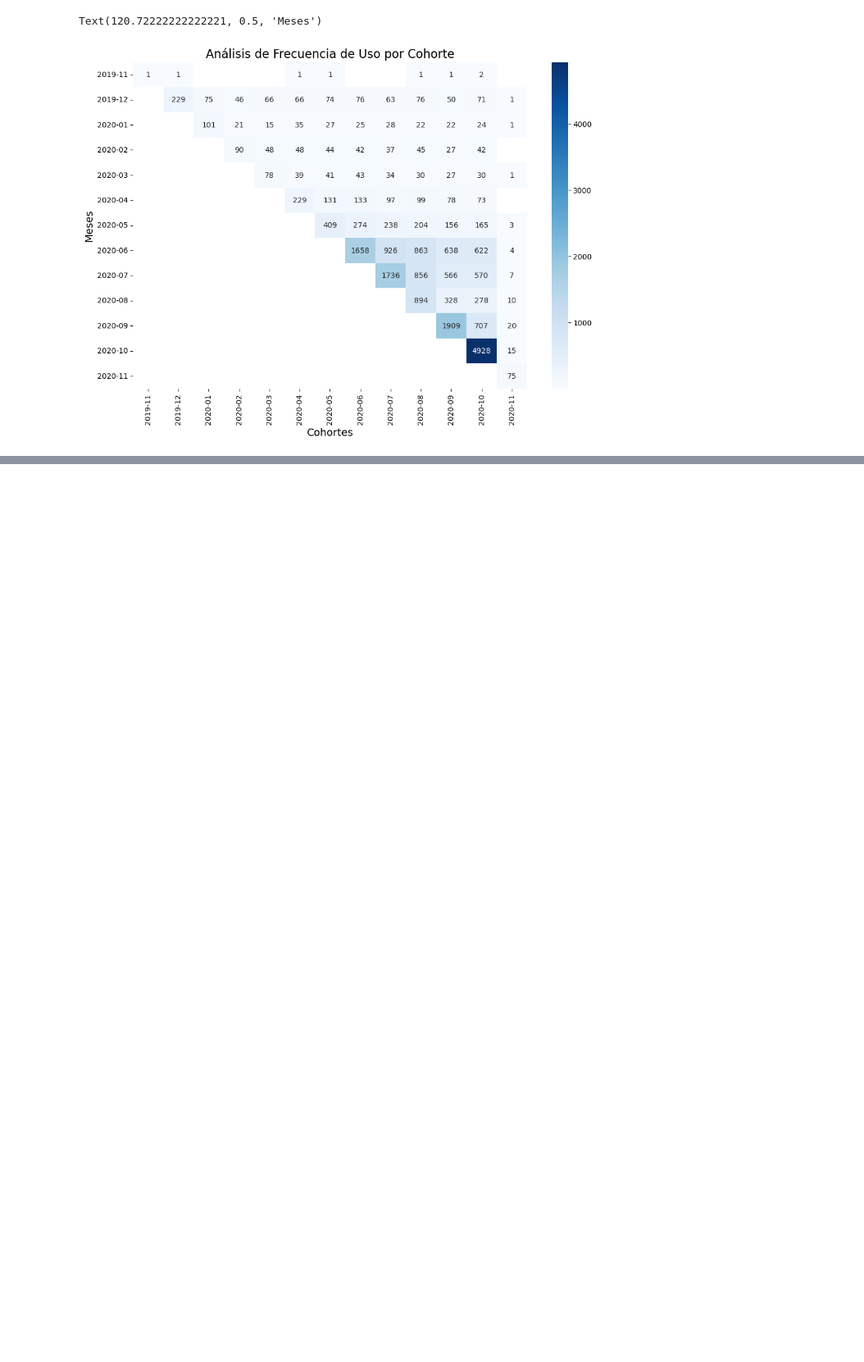
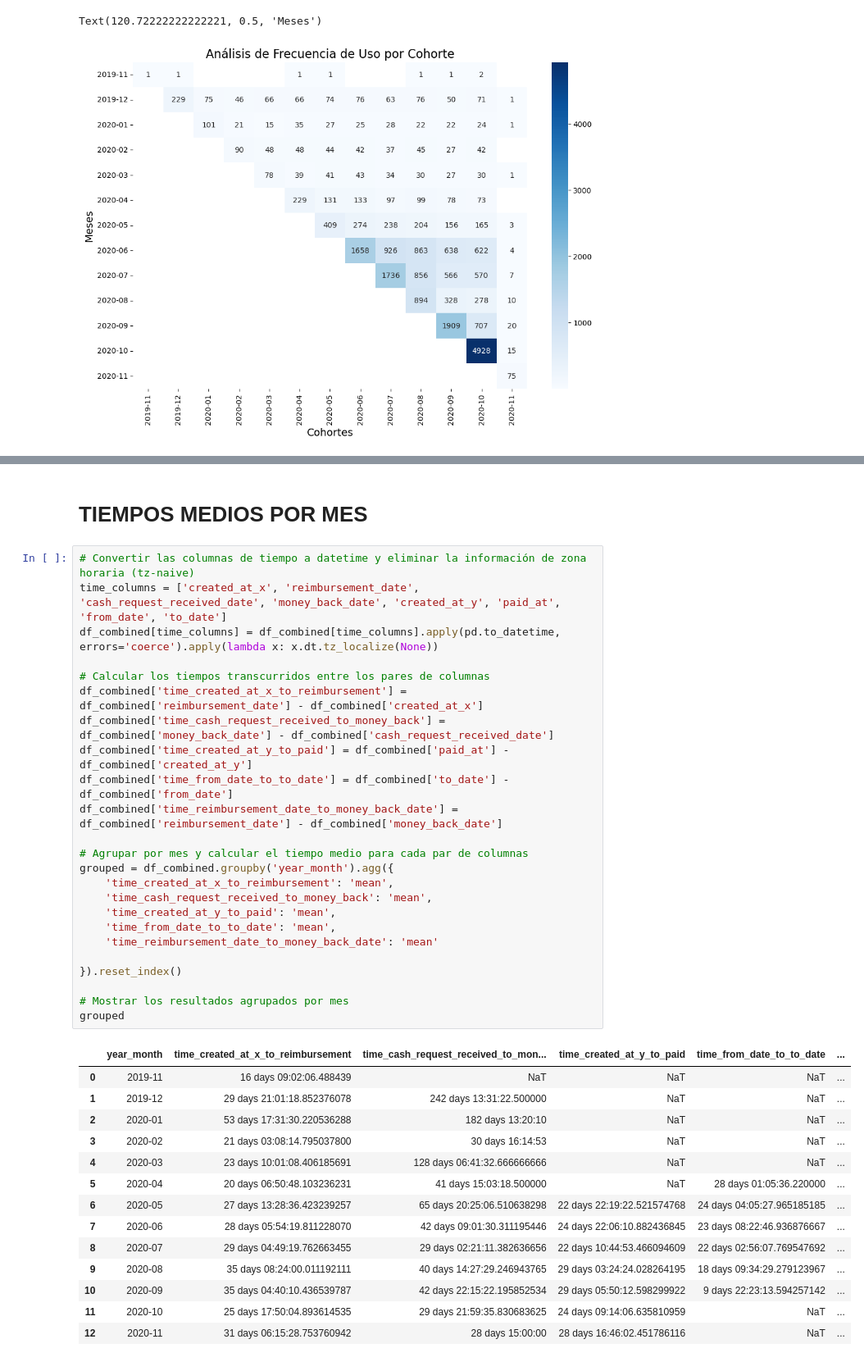
Before and after one commit to TonyVargas777/project_1_Ironhack, a Jupyter notebook: project.ipynb, the cells around one changed output, grey strips where cells are left out. Shown at 82% size. Drawn from its saved outputs; the diff is of its cells as text; blank space fills up the shorter version.

```diff
--- a/project.ipynb
+++ b/project.ipynb
@@ -251,0 +378,41 @@ Text(120.72222222222221, 0.5, 'Meses')
+# %% [markdown]
+# TIEMPOS MEDIOS POR MES
+# %%
+# Convertir las columnas de tiempo a datetime y eliminar la información de zona horaria (tz-naive)
+time_columns = ['created_at_x', 'reimbursement_date', 'cash_request_received_date', 'money_back_date', 'created_at_y', 'paid_at', 'from_date', 'to_date']
+df_combined[time_columns] = df_combined[time_columns].apply(pd.to_datetime, errors='coerce').apply(lambda x: x.dt.tz_localize(None))
+
+# Calcular los tiempos transcurridos entre los pares de columnas
+df_combined['time_created_at_x_to_reimbursement'] = df_combined['reimbursement_date'] - df_combined['created_at_x']
+df_combined['time_cash_request_received_to_money_back'] = df_combined['money_back_date'] - df_combined['cash_request_received_date']
+df_combined['time_created_at_y_to_paid'] = df_combined['paid_at'] - df_combined['created_at_y']
+df_combined['time_from_date_to_to_date'] = df_combined['to_date'] - df_combined['from_date']
+df_combined['time_reimbursement_date_to_money_back_date'] = df_combined['reimbursement_date'] - df_combined['money_back_date']
+
+# Agrupar por mes y calcular el tiempo medio para cada par de columnas
+grouped = df_combined.groupby('year_month').agg({
+    'time_created_at_x_to_reimbursement': 'mean',
+    'time_cash_request_received_to_money_back': 'mean',
+    'time_created_at_y_to_paid': 'mean',
+    'time_from_date_to_to_date': 'mean',
+    'time_reimbursement_date_to_money_back_date': 'mean'
+
+}).reset_index()
+
+# Mostrar los resultados agrupados por mes
+grouped
+# %% [output]
+|  | year_month | time_created_at_x_to_reimbursement | time_cash_request_received_to_mon... | time_created_at_y_to_paid | time_from_date_to_to_date | ... |
+| 0 | 2019-11 | 16 days 09:02:06.488439 | NaT | NaT | NaT | ... |
+| 1 | 2019-12 | 29 days 21:01:18.852376078 | 242 days 13:31:22.500000 | NaT | NaT | ... |
+| 2 | 2020-01 | 53 days 17:31:30.220536288 | 182 days 13:20:10 | NaT | NaT | ... |
+| 3 | 2020-02 | 21 days 03:08:14.795037800 | 30 days 16:14:53 | NaT | NaT | ... |
+| 4 | 2020-03 | 23 days 10:01:08.406185691 | 128 days 06:41:32.666666666 | NaT | NaT | ... |
+| 5 | 2020-04 | 20 days 06:50:48.103236231 | 41 days 15:03:18.500000 | NaT | 28 days 01:05:36.220000 | ... |
+| 6 | 2020-05 | 27 days 13:28:36.423239257 | 65 days 20:25:06.510638298 | 22 days 22:19:22.521574768 | 24 days 04:05:27.965185185 | ... |
+| 7 | 2020-06 | 28 days 05:54:19.811228070 | 42 days 09:01:30.311195446 | 24 days 22:06:10.882436845 | 23 days 08:22:46.936876667 | ... |
+| 8 | 2020-07 | 29 days 04:49:19.762663455 | 29 days 02:21:11.382636656 | 22 days 10:44:53.466094609 | 22 days 02:56:07.769547692 | ... |
+| 9 | 2020-08 | 35 days 08:24:00.011192111 | 40 days 14:27:29.246943765 | 29 days 03:24:24.028264195 | 18 days 09:34:29.279123967 | ... |
+| 10 | 2020-09 | 35 days 04:40:10.436539787 | 42 days 22:15:22.195852534 | 29 days 05:50:12.598299922 | 9 days 22:23:13.594257142 | ... |
+| 11 | 2020-10 | 25 days 17:50:04.893614535 | 29 days 21:59:35.830683625 | 24 days 09:14:06.635810959 | NaT | ... |
+| 12 | 2020-11 | 31 days 06:15:28.753760942 | 28 days 15:00:00 | 28 days 16:46:02.451786116 | NaT | ... |
```
Also changed, not shown: parts of 16 cells of this notebook, 3 other files.
